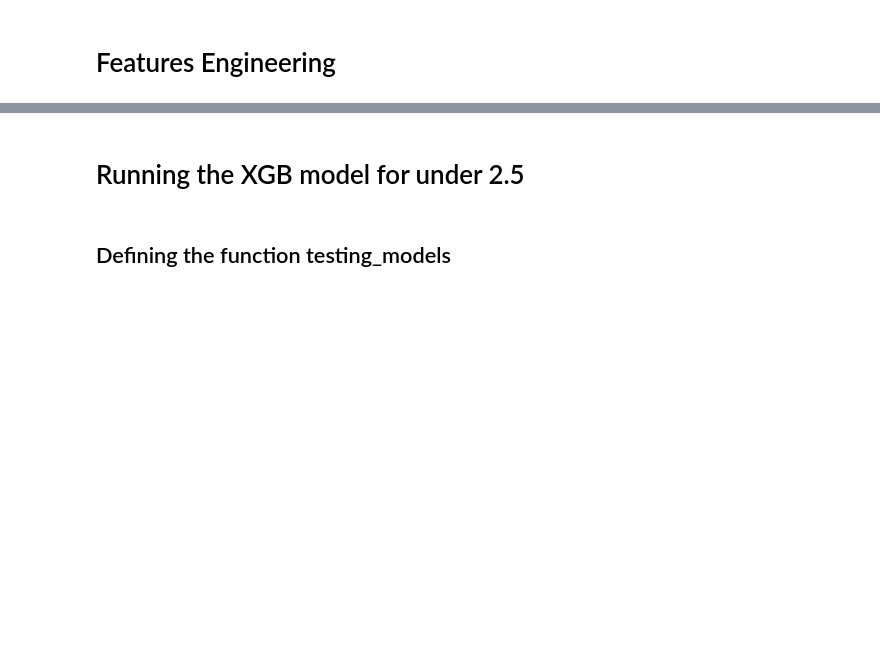
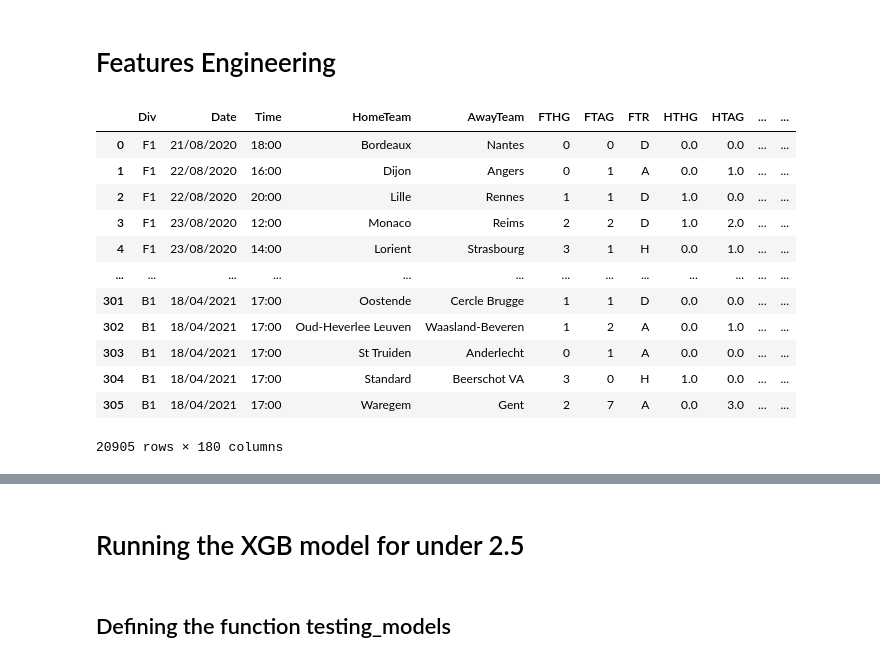
Before and after one commit to rafabertolace/OnThePitch, a Jupyter notebook: notebooks/D7_KGB_Model____beat_the_delta!.ipynb, the cells around one changed output, grey strips where cells are left out. Drawn from its saved outputs; the diff is of its cells as text; code cells hidden in the pictures; blank space fills up the shorter version.

```diff
--- a/notebooks/D7_KGB_Model____beat_the_delta!.ipynb
+++ b/notebooks/D7_KGB_Model____beat_the_delta!.ipynb
@@ -355,6 +356,22 @@ def feature_engineering(data, b=20, binned=False):
 #Running the function and creating the dataset data
 
 data = feature_engineering(data, b=5)
+# %%
+data
+# %% [output]
+|  | Div | Date | Time | HomeTeam | AwayTeam | FTHG | FTAG | FTR | HTHG | HTAG | ... | ... |
+| 0 | F1 | 21/08/2020 | 18:00 | Bordeaux | Nantes | 0 | 0 | D | 0.0 | 0.0 | ... | ... |
+| 1 | F1 | 22/08/2020 | 16:00 | Dijon | Angers | 0 | 1 | A | 0.0 | 1.0 | ... | ... |
+| 2 | F1 | 22/08/2020 | 20:00 | Lille | Rennes | 1 | 1 | D | 1.0 | 0.0 | ... | ... |
+| 3 | F1 | 23/08/2020 | 12:00 | Monaco | Reims | 2 | 2 | D | 1.0 | 2.0 | ... | ... |
+| 4 | F1 | 23/08/2020 | 14:00 | Lorient | Strasbourg | 3 | 1 | H | 0.0 | 1.0 | ... | ... |
+| ... | ... | ... | ... | ... | ... | ... | ... | ... | ... | ... | ... | ... |
+| 301 | B1 | 18/04/2021 | 17:00 | Oostende | Cercle Brugge | 1 | 1 | D | 0.0 | 0.0 | ... | ... |
+| 302 | B1 | 18/04/2021 | 17:00 | Oud-Heverlee Leuven | Waasland-Beveren | 1 | 2 | A | 0.0 | 1.0 | ... | ... |
+| 303 | B1 | 18/04/2021 | 17:00 | St Truiden | Anderlecht | 0 | 1 | A | 0.0 | 0.0 | ... | ... |
+| 304 | B1 | 18/04/2021 | 17:00 | Standard | Beerschot VA | 3 | 0 | H | 1.0 | 0.0 | ... | ... |
+| 305 | B1 | 18/04/2021 | 17:00 | Waregem | Gent | 2 | 7 | A | 0.0 | 3.0 | ... | ... |
+20905 rows × 180 columns
 # %%
 ## WE WILL NEED TO ADD ALL THOSE IN THE feature_engineering FUNCTION
 
```
Also changed, not shown: parts of 8 cells of this notebook, 2 other files.
